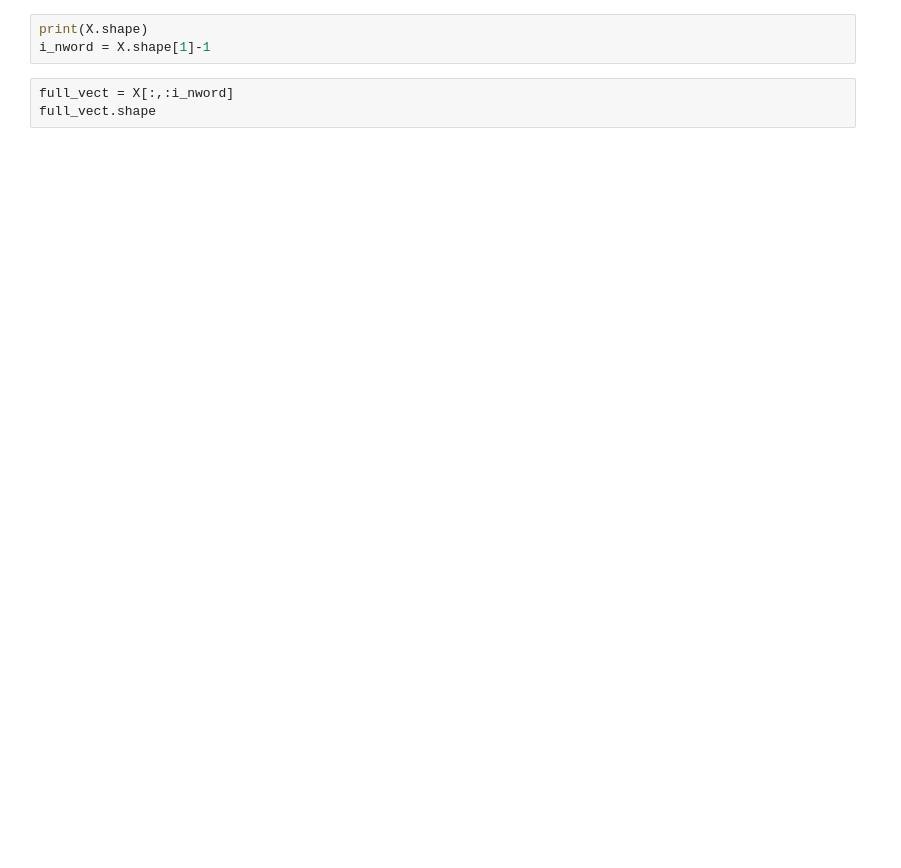
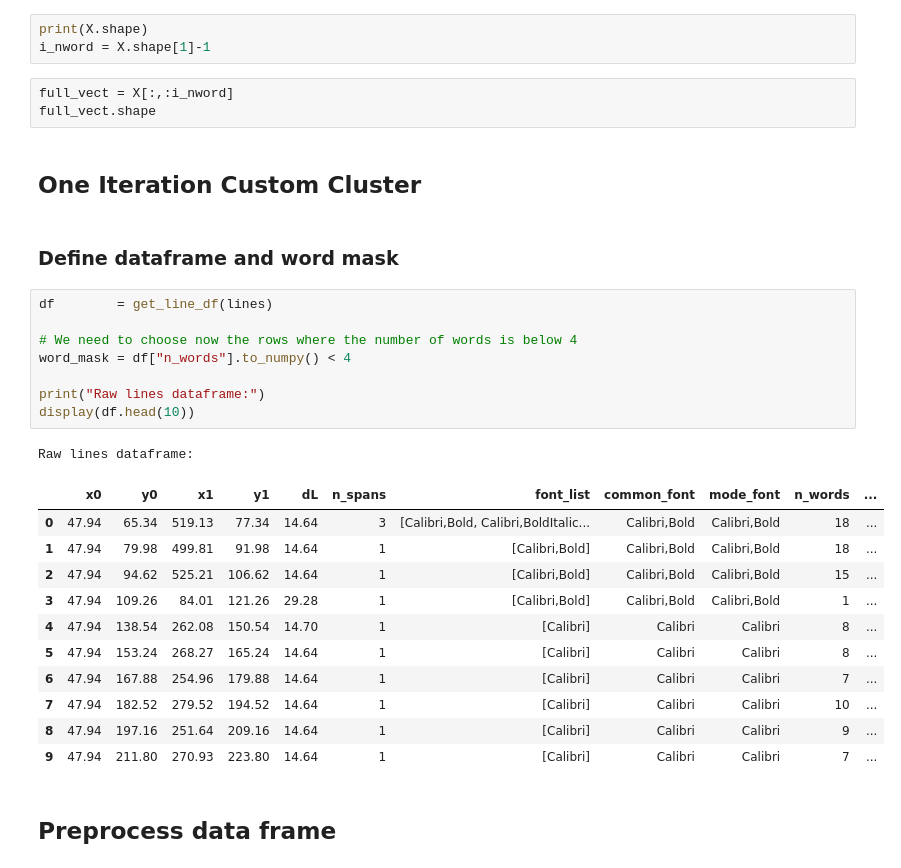
Before and after one commit to DSP-Tan/ogham-cloud, a Jupyter notebook: pdf_scraper/custumCluster.ipynb, the cells around one changed output. Saved outputs shown, nothing was run; the diff lists cells and outputs as text; blank space fills up the shorter version.

```diff
--- a/pdf_scraper/custumCluster.ipynb
+++ b/pdf_scraper/custumCluster.ipynb
@@ -200,3 +334,30 @@ i_nword = X.shape[1]-1
 # %%
 full_vect = X[:,:i_nword]
 full_vect.shape
+# %% [markdown]
+## One Iteration Custom Cluster
+# %% [markdown]
+### Define dataframe and word mask
+# %%
+df        = get_line_df(lines)
+
+# We need to choose now the rows where the number of words is below 4
+word_mask = df["n_words"].to_numpy() < 4
+
+print("Raw lines dataframe:")
+display(df.head(10))
+# %% [output]
+Raw lines dataframe:
+|  | x0 | y0 | x1 | y1 | dL | n_spans | font_list | common_font | mode_font | n_words | ... |
+| 0 | 47.94 | 65.34 | 519.13 | 77.34 | 14.64 | 3 | [Calibri,Bold, Calibri,BoldItalic... | Calibri,Bold | Calibri,Bold | 18 | ... |
+| 1 | 47.94 | 79.98 | 499.81 | 91.98 | 14.64 | 1 | [Calibri,Bold] | Calibri,Bold | Calibri,Bold | 18 | ... |
+| 2 | 47.94 | 94.62 | 525.21 | 106.62 | 14.64 | 1 | [Calibri,Bold] | Calibri,Bold | Calibri,Bold | 15 | ... |
+| 3 | 47.94 | 109.26 | 84.01 | 121.26 | 29.28 | 1 | [Calibri,Bold] | Calibri,Bold | Calibri,Bold | 1 | ... |
+| 4 | 47.94 | 138.54 | 262.08 | 150.54 | 14.70 | 1 | [Calibri] | Calibri | Calibri | 8 | ... |
+| 5 | 47.94 | 153.24 | 268.27 | 165.24 | 14.64 | 1 | [Calibri] | Calibri | Calibri | 8 | ... |
+| 6 | 47.94 | 167.88 | 254.96 | 179.88 | 14.64 | 1 | [Calibri] | Calibri | Calibri | 7 | ... |
+| 7 | 47.94 | 182.52 | 279.52 | 194.52 | 14.64 | 1 | [Calibri] | Calibri | Calibri | 10 | ... |
+| 8 | 47.94 | 197.16 | 251.64 | 209.16 | 14.64 | 1 | [Calibri] | Calibri | Calibri | 9 | ... |
+| 9 | 47.94 | 211.80 | 270.93 | 223.80 | 14.64 | 1 | [Calibri] | Calibri | Calibri | 7 | ... |
+# %% [markdown]
+## Preprocess data frame
```
Also changed, not shown: parts of 32 cells of this notebook, 1 other file.
